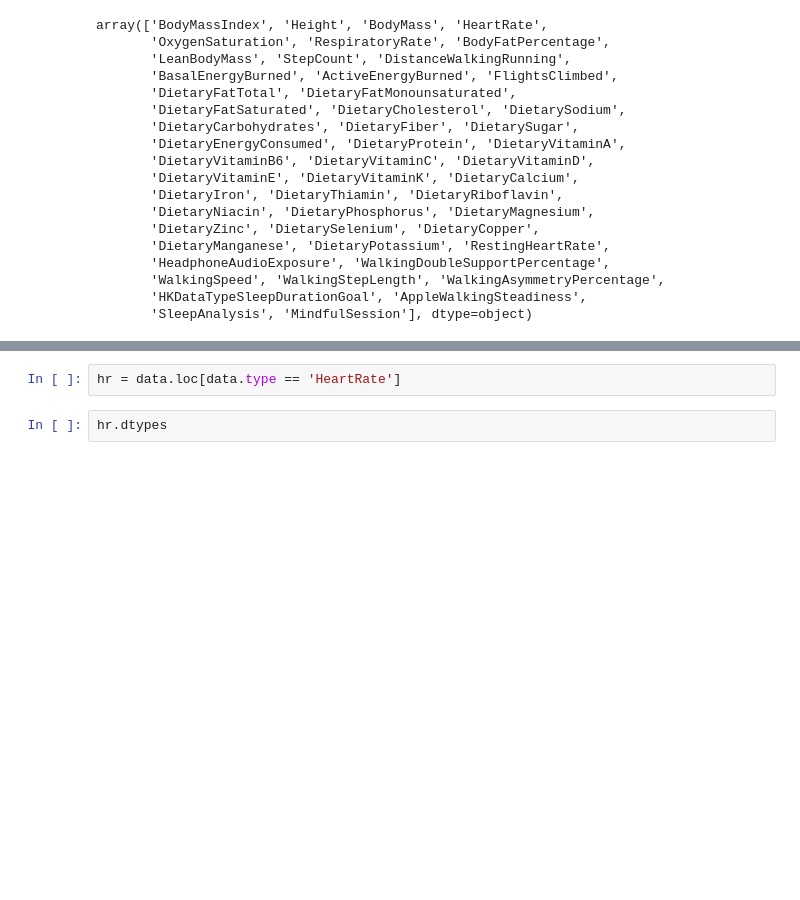
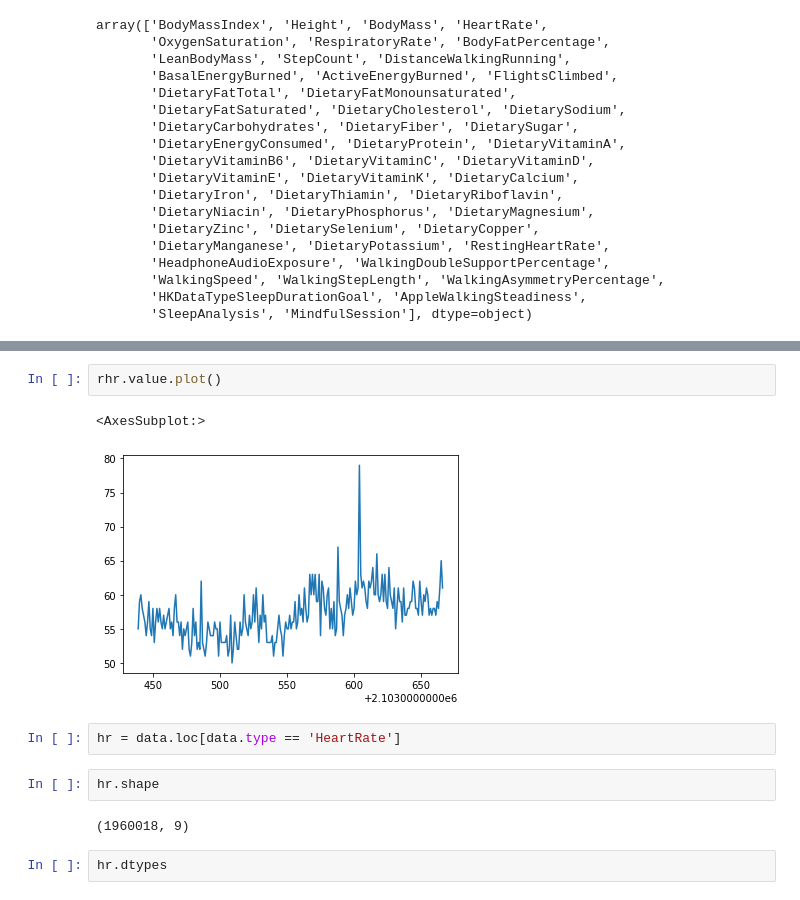
Before and after one commit to psyrgkan/Whoop_investigation, a Jupyter notebook: clean_data.ipynb, the cells around one changed output, grey strips where cells are left out. Drawn from its saved outputs; the diff is of its cells as text; blank space fills up the shorter version.

```diff
--- a/clean_data.ipynb
+++ b/clean_data.ipynb
@@ -159,5 +174,14 @@ array(['BodyMassIndex', 'Height', 'BodyMass', 'HeartRate',
+# %%
+rhr.value.plot()
+# %% [output]
+<AxesSubplot:>
+[figure, added]
 # %%
 hr = data.loc[data.type == 'HeartRate']
+# %%
+hr.shape
+# %% [output]
+(1960018, 9)
 # %%
 hr.dtypes
 # %% [output]
```
Also changed, not shown: parts of 15 cells of this notebook.
